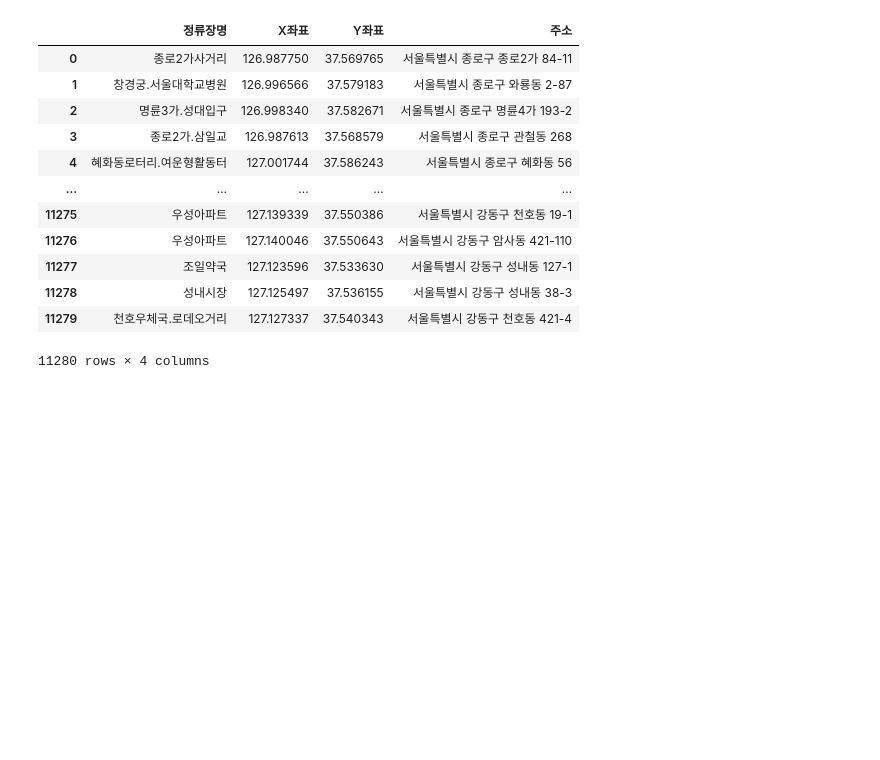
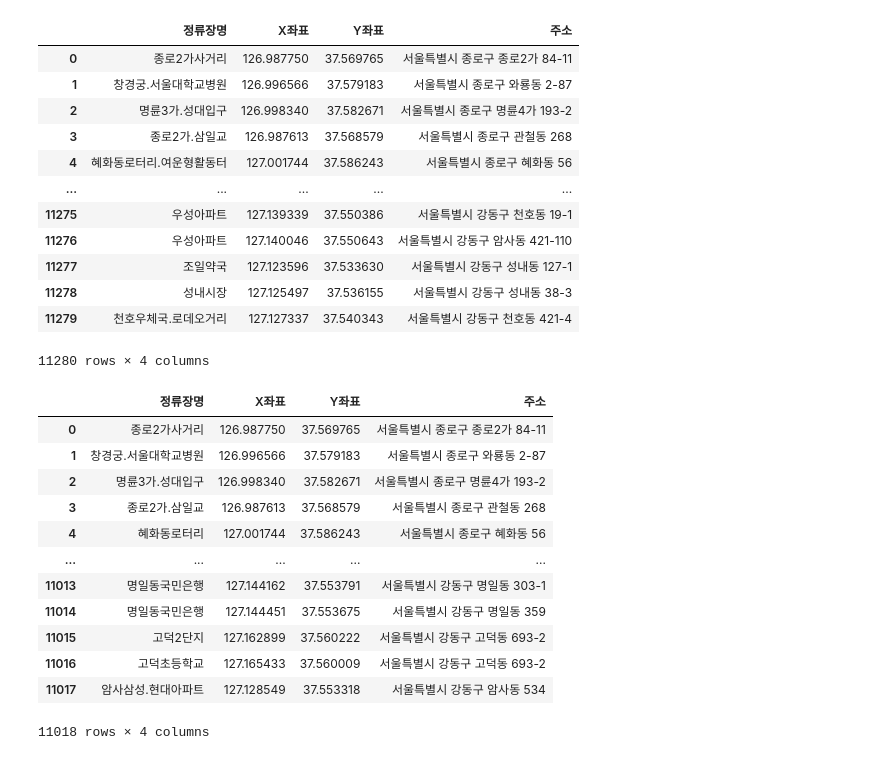
Before and after one commit to baekji919/AcornFinalProject, a Jupyter notebook: 4. 데이터 전처리 코드/버스좌표로주소구하기.ipynb, the cells around one changed output. Saved outputs shown, nothing was run; the diff lists cells and outputs as text; code cells hidden in the pictures; blank space fills up the shorter version.

```diff
--- a/4. 데이터 전처리 코드/버스좌표로주소구하기.ipynb
+++ b/4. 데이터 전처리 코드/버스좌표로주소구하기.ipynb
@@ -106,7 +106,25 @@ for i in range(0, len(df2['X좌표'])):
 # %%
 data2 = pd.DataFrame(List, columns = ['주소'])
 
 data2019 = pd.concat([df2,data2], axis=1)
+
+del data2019['Unnamed: 0']
+
+data2019
+# %% [output]
+|  | 정류장명 | X좌표 | Y좌표 | 주소 |
+| 0 | 종로2가사거리 | 126.987750 | 37.569765 | 서울특별시 종로구 종로2가 84-11 |
+| 1 | 창경궁.서울대학교병원 | 126.996566 | 37.579183 | 서울특별시 종로구 와룡동 2-87 |
+| 2 | 명륜3가.성대입구 | 126.998340 | 37.582671 | 서울특별시 종로구 명륜4가 193-2 |
+| 3 | 종로2가.삼일교 | 126.987613 | 37.568579 | 서울특별시 종로구 관철동 268 |
+| 4 | 혜화동로터리 | 127.001744 | 37.586243 | 서울특별시 종로구 혜화동 56 |
+| ... | ... | ... | ... | ... |
+| 11013 | 명일동국민은행 | 127.144162 | 37.553791 | 서울특별시 강동구 명일동 303-1 |
+| 11014 | 명일동국민은행 | 127.144451 | 37.553675 | 서울특별시 강동구 명일동 359 |
+| 11015 | 고덕2단지 | 127.162899 | 37.560222 | 서울특별시 강동구 고덕동 693-2 |
+| 11016 | 고덕초등학교 | 127.165433 | 37.560009 | 서울특별시 강동구 고덕동 693-2 |
+| 11017 | 암사삼성.현대아파트 | 127.128549 | 37.553318 | 서울특별시 강동구 암사동 534 |
+11018 rows × 4 columns
 # %%
 List = []
 
```
Also changed, not shown: parts of 9 cells of this notebook.
